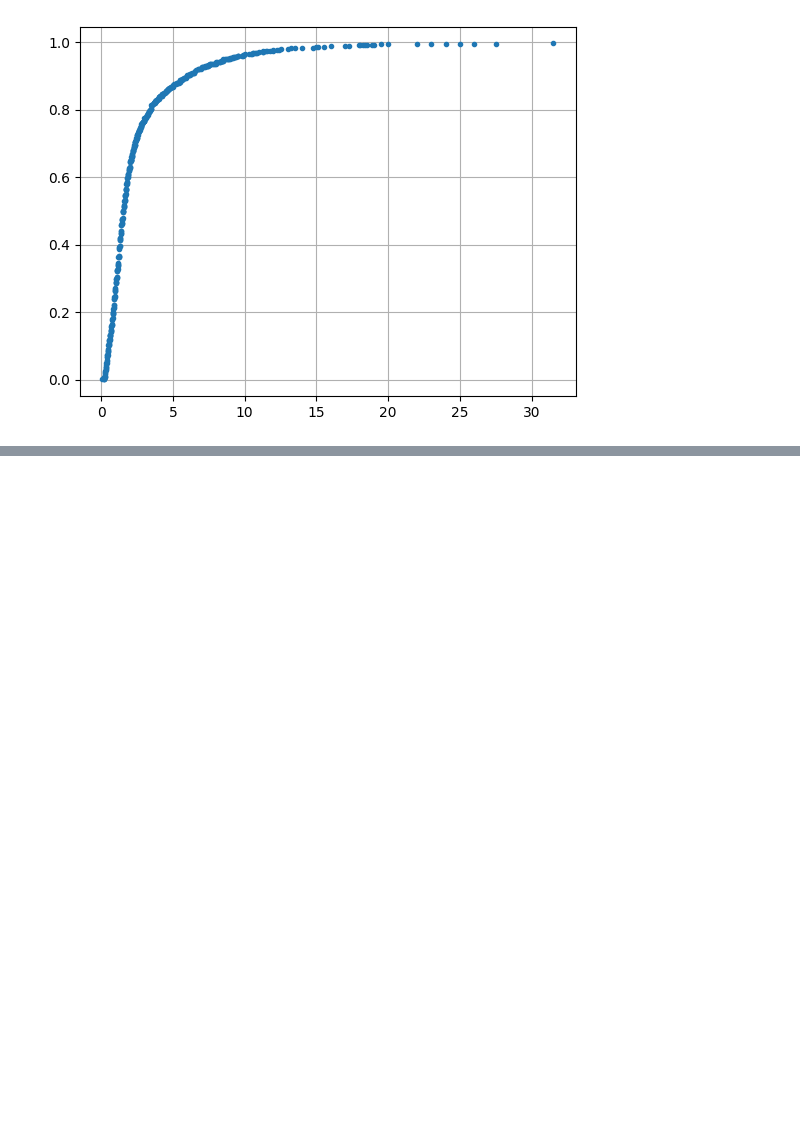
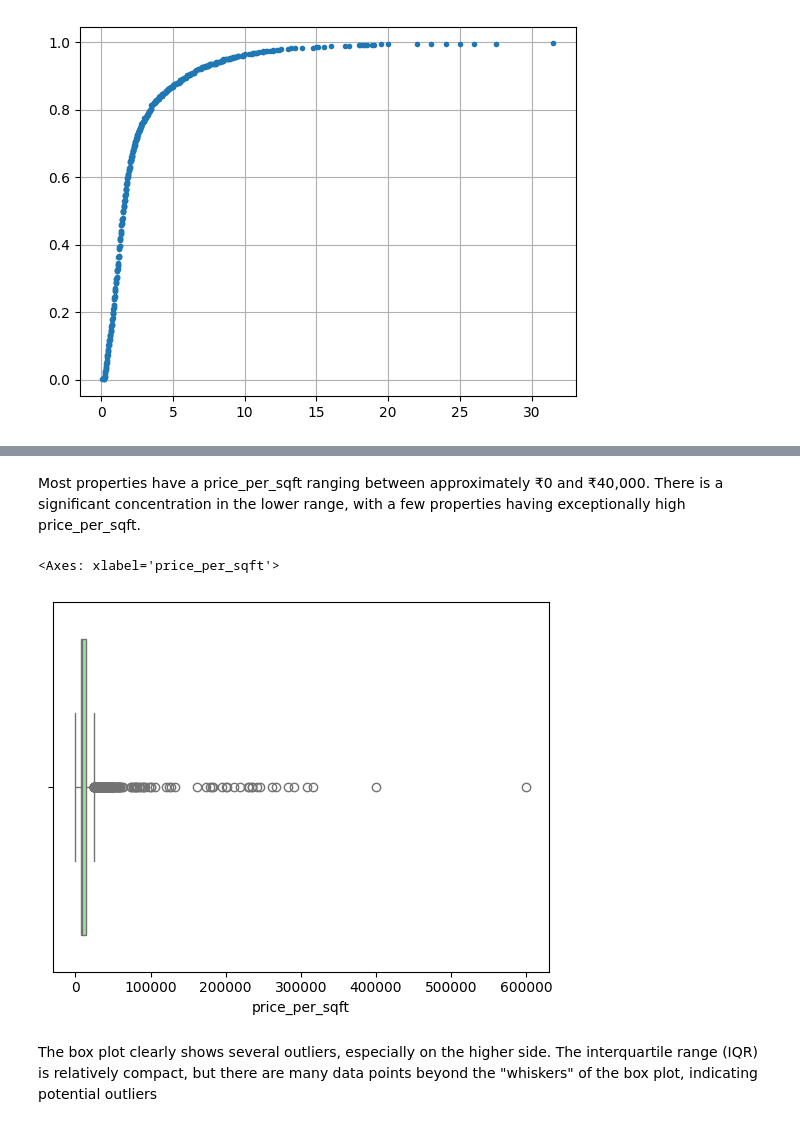
Before and after one commit to wasiahmad68/Capstone-project-Property-Price-Prediction-model, a Jupyter notebook: step 5 Exploratory Data Analysis/EDA_Univariate_analysis.ipynb, the cells around one changed output, grey strips where cells are left out. Drawn from its saved outputs; the diff is of its cells as text; code cells hidden in the pictures; blank space fills up the shorter version.

```diff
--- a/step 5 Exploratory Data Analysis/EDA_Univariate_analysis.ipynb
+++ b/step 5 Exploratory Data Analysis/EDA_Univariate_analysis.ipynb
@@ -358,0 +436,10 @@ plt.grid()
+# %% [markdown]
+Most properties have a price_per_sqft ranging between approximately ₹0 and ₹40,000. There is a significant concentration in the lower range, with a few properties having exceptionally high price_per_sqft.
+# %%
+
+sns.boxplot(x=df['price_per_sqft'], color='lightgreen')
+# %% [output]
+<Axes: xlabel='price_per_sqft'>
+[figure, added]
+# %% [markdown]
+The box plot clearly shows several outliers, especially on the higher side. The interquartile range (IQR) is relatively compact, but there are many data points beyond the "whiskers" of the box plot, indicating potential outliers
```
Also changed, not shown: parts of 67 cells of this notebook.
